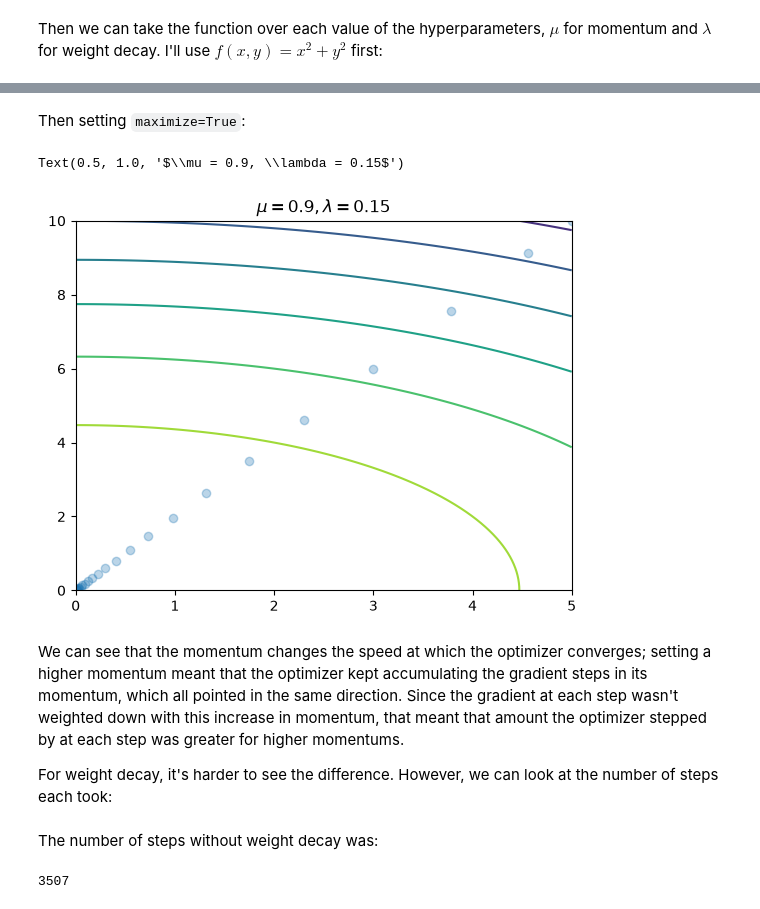
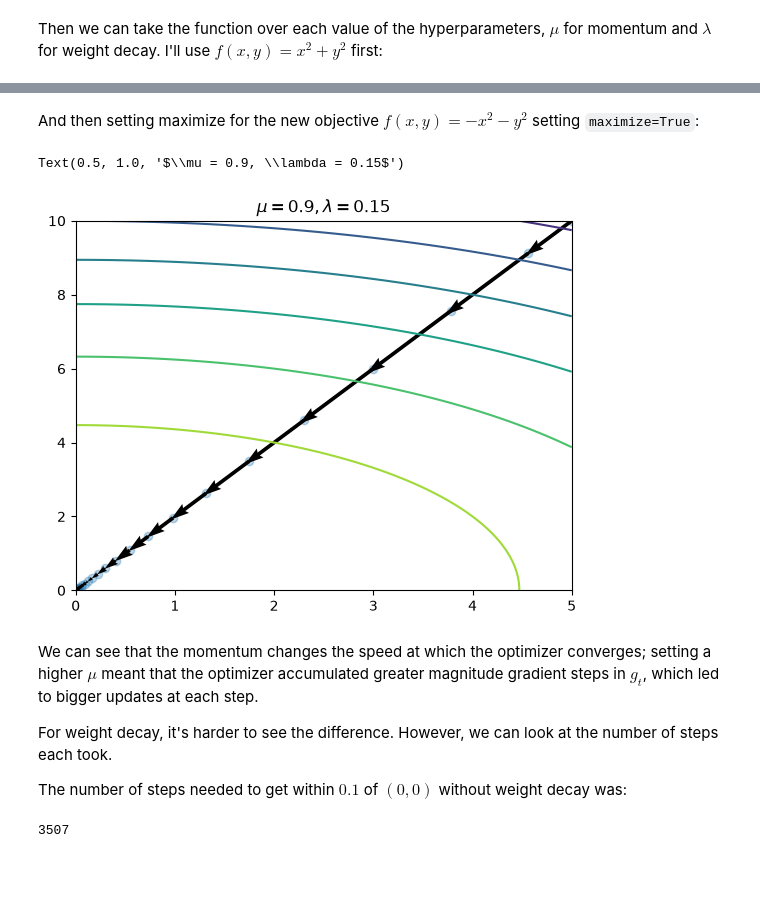
Before and after one commit to tzheng7679/cse5539_hw, a Jupyter notebook: prob_3_2.ipynb, the cells around one changed output, grey strips where cells are left out. Saved outputs shown, nothing was run; the diff lists cells and outputs as text; code cells hidden in the pictures; blank space fills up the shorter version.

```diff
--- a/prob_3_2.ipynb
+++ b/prob_3_2.ipynb
@@ -32,20 +32,32 @@ weight_decays = [0, 0.15]
 def pos_func(x, y):
     return x**2 + y**2
 
+
 # setup for the contour plot
 x, y = np.meshgrid(np.linspace(0, 5, 100), np.linspace(0, 10, 100))
 z = pos_func(x, y)
 
 # setup for trajectory plots
-fig, ax = plt.subplots(len(momentums), len(weight_decays))
+fig, ax = plt.subplots(len(momentums), len(weight_decays), sharex=True, sharey=True)
 fig.set_size_inches(10, 10)
 plt.tight_layout(pad=3.0)
 
 for (i_m, m), (i_wd, wd) in product(enumerate(momentums), enumerate(weight_decays)):
     steps_np = trajectory(m, wd, pos_func, maximize=False)[::10, :]
 
-    ax[i_m, i_wd].scatter(steps_np[:, 0], steps_np[:, 1], alpha=0.3)
-    ax[i_m, i_wd].contour(x, y, z, label=r"$f(x,y)=x^2 + y^2$")
+    curr_ax = ax[i_m, i_wd]
+
+    curr_ax.scatter(steps_np[:, 0], steps_np[:, 1], alpha=0.3) # points
+
+    # arrows
+    dx = np.diff(steps_np[:, 0])
+    dy = np.diff(steps_np[:, 1])
+    curr_ax.quiver(steps_np[:-1, 0], steps_np[:-1, 1], dx, dy, angles="xy")
+
+    curr_ax.contour(x, y, z, label=r"$f(x,y)=x^2 + y^2$")
+
+    curr_ax.set_xlabel("x")
+    curr_ax.set_ylabel("y")
 
     ax[i_m, i_wd].set_title(rf"$\mu = {m}, \lambda = {wd}$")
 # %% [output]
@@ -53,30 +65,37 @@ for (i_m, m), (i_wd, wd) in product(enumerate(momentums), enumerate(weight_decay
 # %% [markdown]
-Then setting `maximize=True`:
+And then setting maximize for the new objective $f(x,y) = -x^2 - y^2$ setting `maximize=True`:
 # %%
 def neg_func(x, y):
-    return -x**2 - y**2
+    return -(x**2) - y**2
+
 
 # setup for the contour plot
 x, y = np.meshgrid(np.linspace(0, 5, 100), np.linspace(0, 10, 100))
 z = neg_func(x, y)
 
 # setup for trajectory plots
 fig, ax = plt.subplots()
 
 steps_np = trajectory(m, wd, neg_func, maximize=True)[::10, :]
 
 ax.scatter(steps_np[:, 0], steps_np[:, 1], alpha=0.3)
+
+ax.quiver(steps_np[:-1, 0], steps_np[:-1, 1], dx, dy, angles="xy")
+dx = np.diff(steps_np[:, 0])
+dy = np.diff(steps_np[:, 1])
+
 ax.contour(x, y, z, label=r"$f(x,y)=-x^2 - y^2$")
+
 ax.set_title(rf"$\mu = {m}, \lambda = {wd}$")
 # %% [output]
 Text(0.5, 1.0, '$\\mu = 0.9, \\lambda = 0.15$')
-[figure, old version]
+[figure, new version]
 # %% [markdown]
-We can see that the momentum changes the speed at which the optimizer converges; setting a higher momentum meant that the optimizer kept accumulating the gradient steps in its momentum, which all pointed in the same direction. Since the gradient at each step wasn't weighted down with this increase in momentum, that meant that amount the optimizer stepped by at each step was greater for higher momentums.
+We can see that the momentum changes the speed at which the optimizer converges; setting a higher $\mu$ meant that the optimizer accumulated greater magnitude gradient steps in $g_t$, which led to bigger updates at each step.
 
-For weight decay, it's harder to see the difference. However, we can look at the number of steps each took:
+For weight decay, it's harder to see the difference. However, we can look at the number of steps each took.
+
+The number of steps needed to get within $0.1$ of $(0,0)$ without weight decay was:
-# %% [markdown]
-The number of steps without weight decay was:
 # %%
 trajectory(0, 0, pos_func, maximize=False).shape[0]
 # %% [output]
```
Also changed, not shown: parts of 7 cells of this notebook, 4 other files.
